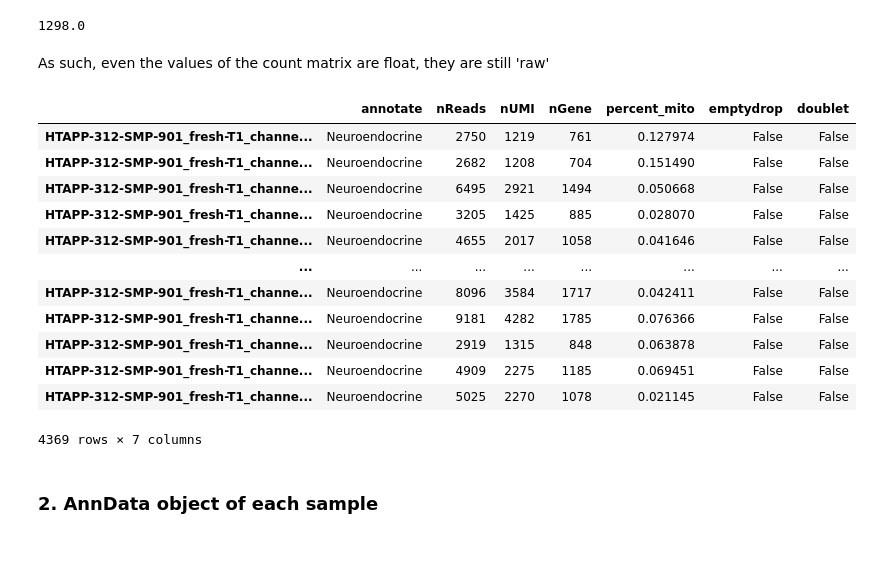
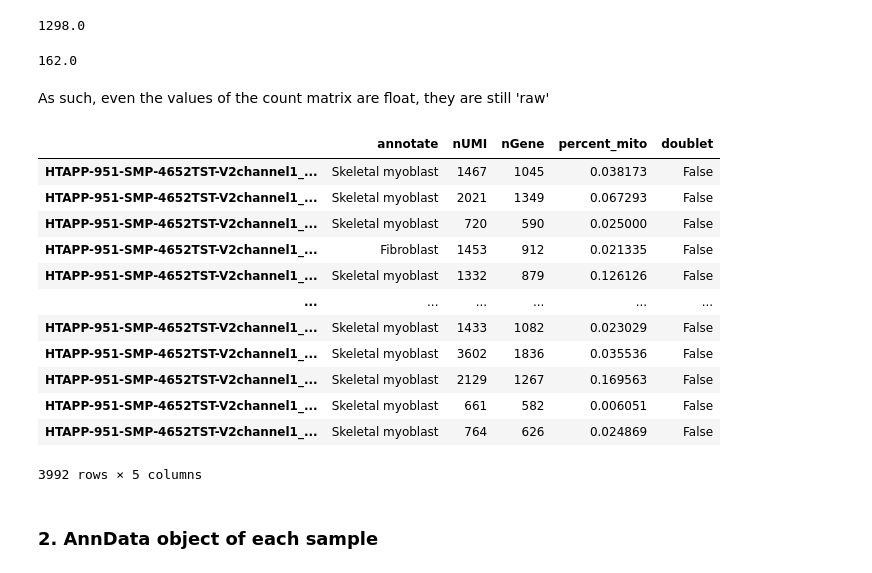
Before and after one commit to tuonglab/pan-paedcancer-scrnaseq, a Jupyter notebook: notebooks/GSE140819.ipynb, the cells around one changed output. Drawn from its saved outputs; the diff is of its cells as text; code cells hidden in the pictures.

```diff
--- a/notebooks/GSE140819.ipynb
+++ b/notebooks/GSE140819.ipynb
@@ -64,27 +66,31 @@ adata.obs
 np.max(adata.X[:100000, :])
 # %% [output]
 1298.0
+# %%
+np.max(adata.X[:500, :])
+# %% [output]
+162.0
 # %% [markdown]
 As such, even the values of the count matrix are float, they are still 'raw'
 # %%
 # inspect the metadata
-meta_path = data_directory / 'GSM4186961_metadata_HTAPP-312-SMP-901_fresh-T1_channel1.csv'
-meta = pd.read_csv(meta_path, sep='\t', index_col=0)
+meta_path = data_directory / 'GSM4186992_metadata_HTAPP-951-SMP-4652_TST-V2_channel1.csv'
+meta = pd.read_csv(meta_path, sep=',', index_col=0)
 
 meta
 # %% [output]
-|  | annotate | nReads | nUMI | nGene | percent_mito | emptydrop | doublet |
-| HTAPP-312-SMP-901_fresh-T1_channe... | Neuroendocrine | 2750 | 1219 | 761 | 0.127974 | False | False |
-| HTAPP-312-SMP-901_fresh-T1_channe... | Neuroendocrine | 2682 | 1208 | 704 | 0.151490 | False | False |
-| HTAPP-312-SMP-901_fresh-T1_channe... | Neuroendocrine | 6495 | 2921 | 1494 | 0.050668 | False | False |
-| HTAPP-312-SMP-901_fresh-T1_channe... | Neuroendocrine | 3205 | 1425 | 885 | 0.028070 | False | False |
-| HTAPP-312-SMP-901_fresh-T1_channe... | Neuroendocrine | 4655 | 2017 | 1058 | 0.041646 | False | False |
-| ... | ... | ... | ... | ... | ... | ... | ... |
-| HTAPP-312-SMP-901_fresh-T1_channe... | Neuroendocrine | 8096 | 3584 | 1717 | 0.042411 | False | False |
-| HTAPP-312-SMP-901_fresh-T1_channe... | Neuroendocrine | 9181 | 4282 | 1785 | 0.076366 | False | False |
-| HTAPP-312-SMP-901_fresh-T1_channe... | Neuroendocrine | 2919 | 1315 | 848 | 0.063878 | False | False |
-| HTAPP-312-SMP-901_fresh-T1_channe... | Neuroendocrine | 4909 | 2275 | 1185 | 0.069451 | False | False |
-| HTAPP-312-SMP-901_fresh-T1_channe... | Neuroendocrine | 5025 | 2270 | 1078 | 0.021145 | False | False |
+|  | annotate | nUMI | nGene | percent_mito | doublet |
+| HTAPP-951-SMP-4652TST-V2channel1_... | Skeletal myoblast | 1467 | 1045 | 0.038173 | False |
+| HTAPP-951-SMP-4652TST-V2channel1_... | Skeletal myoblast | 2021 | 1349 | 0.067293 | False |
+| HTAPP-951-SMP-4652TST-V2channel1_... | Skeletal myoblast | 720 | 590 | 0.025000 | False |
+| HTAPP-951-SMP-4652TST-V2channel1_... | Fibroblast | 1453 | 912 | 0.021335 | False |
+| HTAPP-951-SMP-4652TST-V2channel1_... | Skeletal myoblast | 1332 | 879 | 0.126126 | False |
+| ... | ... | ... | ... | ... | ... |
+| HTAPP-951-SMP-4652TST-V2channel1_... | Skeletal myoblast | 1433 | 1082 | 0.023029 | False |
+| HTAPP-951-SMP-4652TST-V2channel1_... | Skeletal myoblast | 3602 | 1836 | 0.035536 | False |
+| HTAPP-951-SMP-4652TST-V2channel1_... | Skeletal myoblast | 2129 | 1267 | 0.169563 | False |
+| HTAPP-951-SMP-4652TST-V2channel1_... | Skeletal myoblast | 661 | 582 | 0.006051 | False |
+| HTAPP-951-SMP-4652TST-V2channel1_... | Skeletal myoblast | 764 | 626 | 0.024869 | False |
-4369 rows × 7 columns
+3992 rows × 5 columns
 # %% [markdown]
 ### 2. AnnData object of each sample
```
Also changed, not shown: parts of 11 cells of this notebook.
